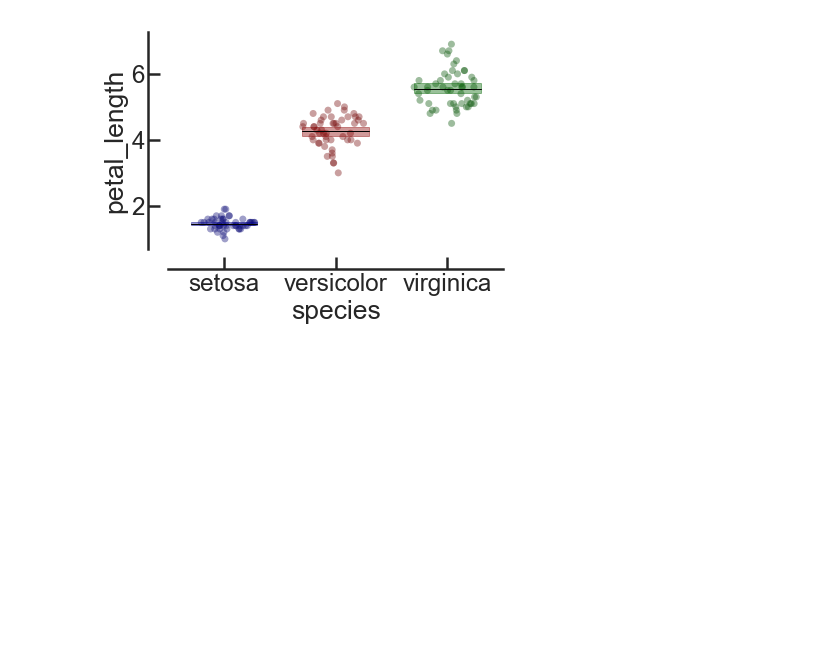
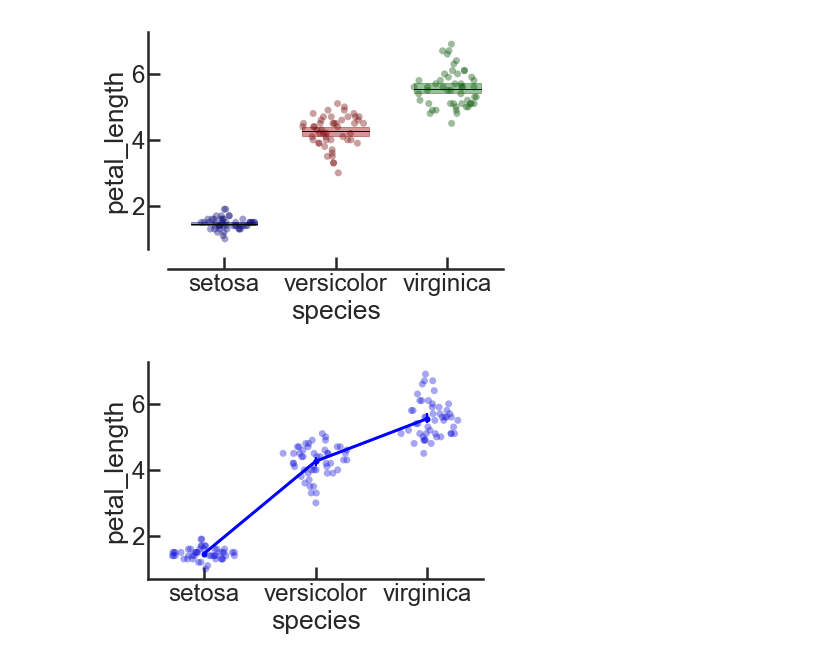
Before and after one commit to davidbestue/funciones, a Jupyter notebook: tutorial_linares_plot.ipynb, the cells around one changed output. Saved outputs shown, nothing was run; the diff lists cells and outputs as text; code cells hidden in the pictures; blank space fills up the shorter version.

```diff
--- a/tutorial_linares_plot.ipynb
+++ b/tutorial_linares_plot.ipynb
@@ -80,3 +80,16 @@ linares_plot(x='species', y='petal_length', df=iris,
              fill_box=True, alpha_box=0.4)
 # %% [output]
 [figure]
+# %%
+#### Change pointsize
+#### LINE
+#### Do not separate x axis
+
+linares_plot(x='species', y='petal_length', df=iris,
+             palette=['blue'],
+             order=iris.species.unique(),
+             point_size=7,
+             plot_box='line',  MS=5, LW=2,
+             sep_axis=False)
+# %% [output]
+[figure, added]
```
Also changed, not shown: parts of 1 cell of this notebook.
